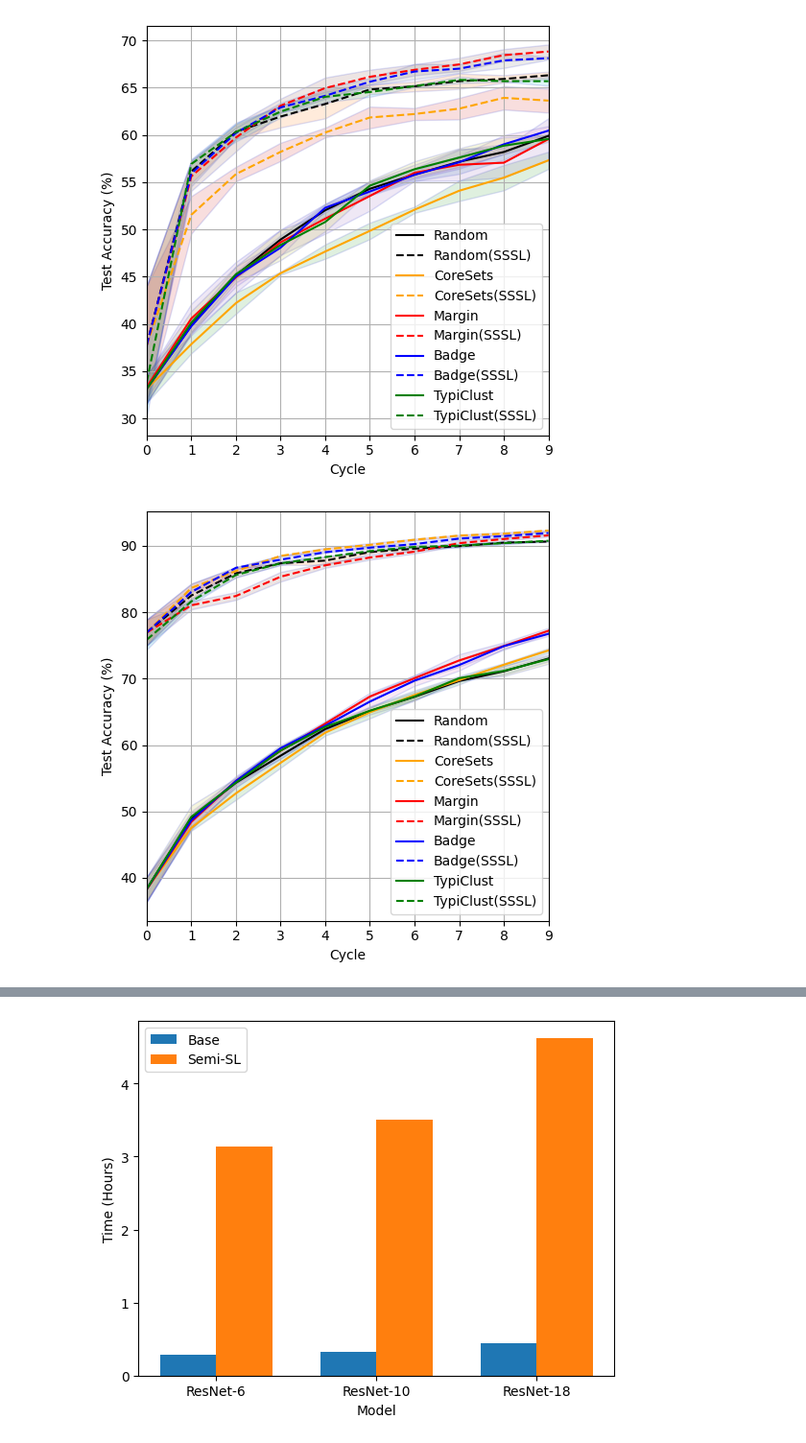
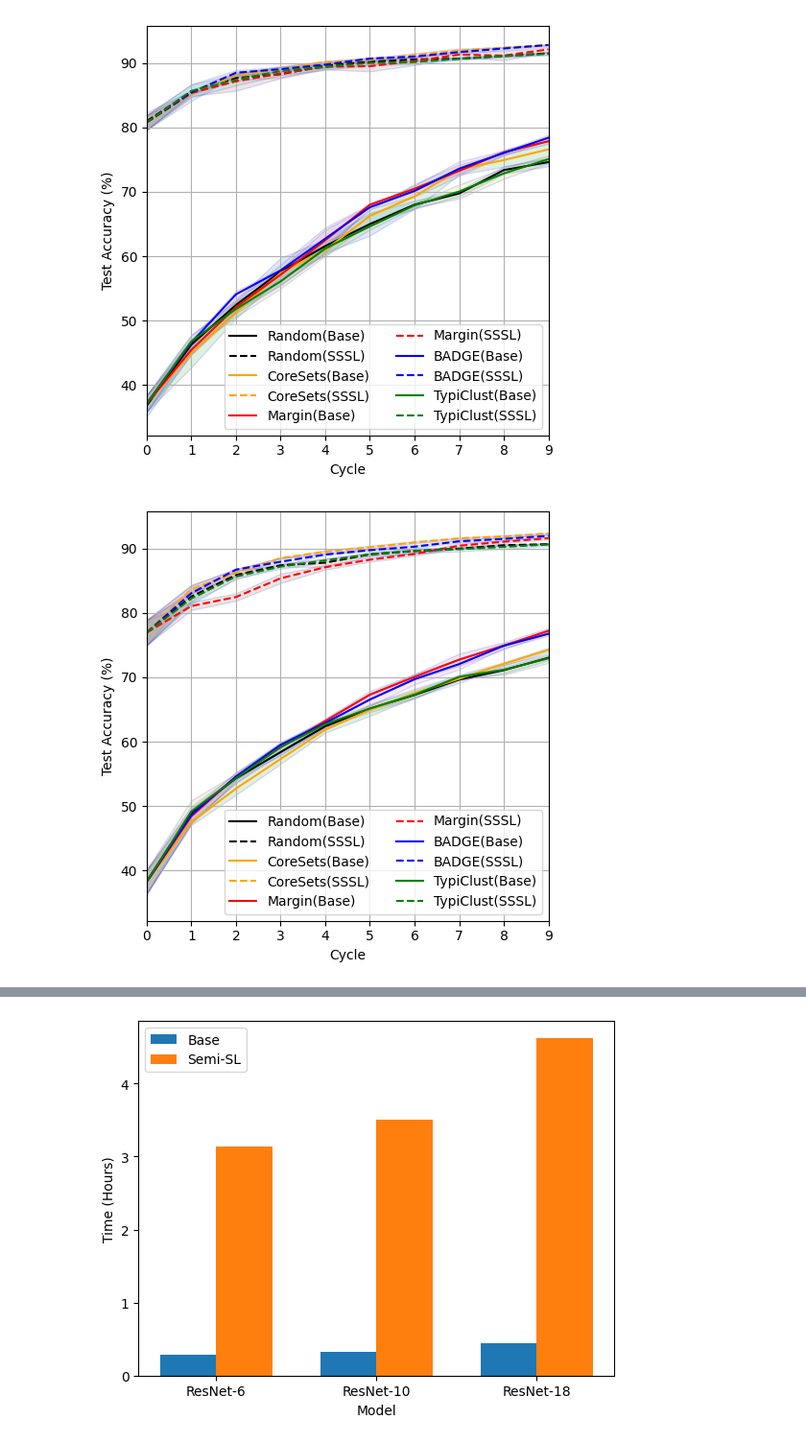
Before and after one commit to nhaH-luaP/general-reusability, a Jupyter notebook: notebooks/evaluate_dal.ipynb, the cells around one changed output, grey strips where cells are left out. Shown at 96% size. Drawn from its saved outputs; the diff is of its cells as text; code cells hidden in the pictures.

Commit message:
Added new images

```diff
--- a/notebooks/evaluate_dal.ipynb
+++ b/notebooks/evaluate_dal.ipynb
@@ -12,7 +12,7 @@ model_names = ['resnet6', 'resnet10', 'resnet18']
 queries = ['random', 'coreset', 'margin', 'badge', 'typiclust']
 use_SSL = ['False', 'True']
 use_PRE = ['False', 'True']
-Q = {'random':'Random', 'coreset':'CoreSets', 'badge':'Badge', 'margin':'Margin', 'typiclust':'TypiClust'}
+Q = {'random':'Random', 'coreset':'CoreSets', 'badge':'BADGE', 'margin':'Margin', 'typiclust':'TypiClust'}
 Q_colors = {'random':'black', 'coreset':'orange', 'badge':'blue', 'margin':'red', 'typiclust':'green'}
 M = {'miniresnet':'MiniResNet', 'resnet6':'ResNet-6', 'resnet10':'ResNet-10', 'resnet18':'ResNet-18'}
 
@@ -97,33 +97,40 @@ plt.show()
 # %%
-for mn in model_names:
+ylim = None
+
+for mn in model_names[::-1]:
     plt.figure(figsize=(5,5), tight_layout=True)
     for q in queries:
 
         for use in ['False', 'True']:
             values = []
             for _, res in results[mn][q][use][use].items():
                 values.append([h['test_stats']['acc1'] for h in res['results']])
 
             if len(values) == 0:
                 print(mn, q)
             else:
                 mean = np.mean(values, axis=0)
                 std = np.std(values, axis=0)
 
-                plt.plot(mean, c=Q_colors[q], linestyle='-' if use == 'False' else '--', label=Q[q]+('' if use == 'False' else '(SSSL)'))
+                plt.plot(mean, c=Q_colors[q], linestyle='-' if use == 'False' else '--', label=Q[q]+('(Base)' if use == 'False' else '(SSSL)'))
                 plt.fill_between(
                     x=[j for j in range(len(mean))],
                     y1=mean+std,
                     y2=mean-std,
                     alpha=0.15,
                     edgecolor='#1B2ACC',
                     )
-    lgd = plt.legend(loc='lower right')
+    lgd = plt.legend(loc='upper left' if mn == 'resnet6' else 'lower right', ncol=2)
     plt.xlim(0, len(mean)-1)
     plt.grid(True)
     plt.xlabel('Cycle')
     plt.ylabel("Test Accuracy (%)")
-    plt.show()
+    if ylim:
+        plt.ylim(ylim)
+    else:
+        ylim = plt.ylim()
+    #plt.show()
+    plt.savefig('/home/phahn/repositories/SDAL/images/dal_results_'+ mn +'.pdf', bbox_inches='tight')
 # %% [output]
-[figure, old version]
+[figure, new version]
-[figure, old version]
+[figure, new version]
```
Also changed, not shown: parts of 3 cells of this notebook, 7 other files.
